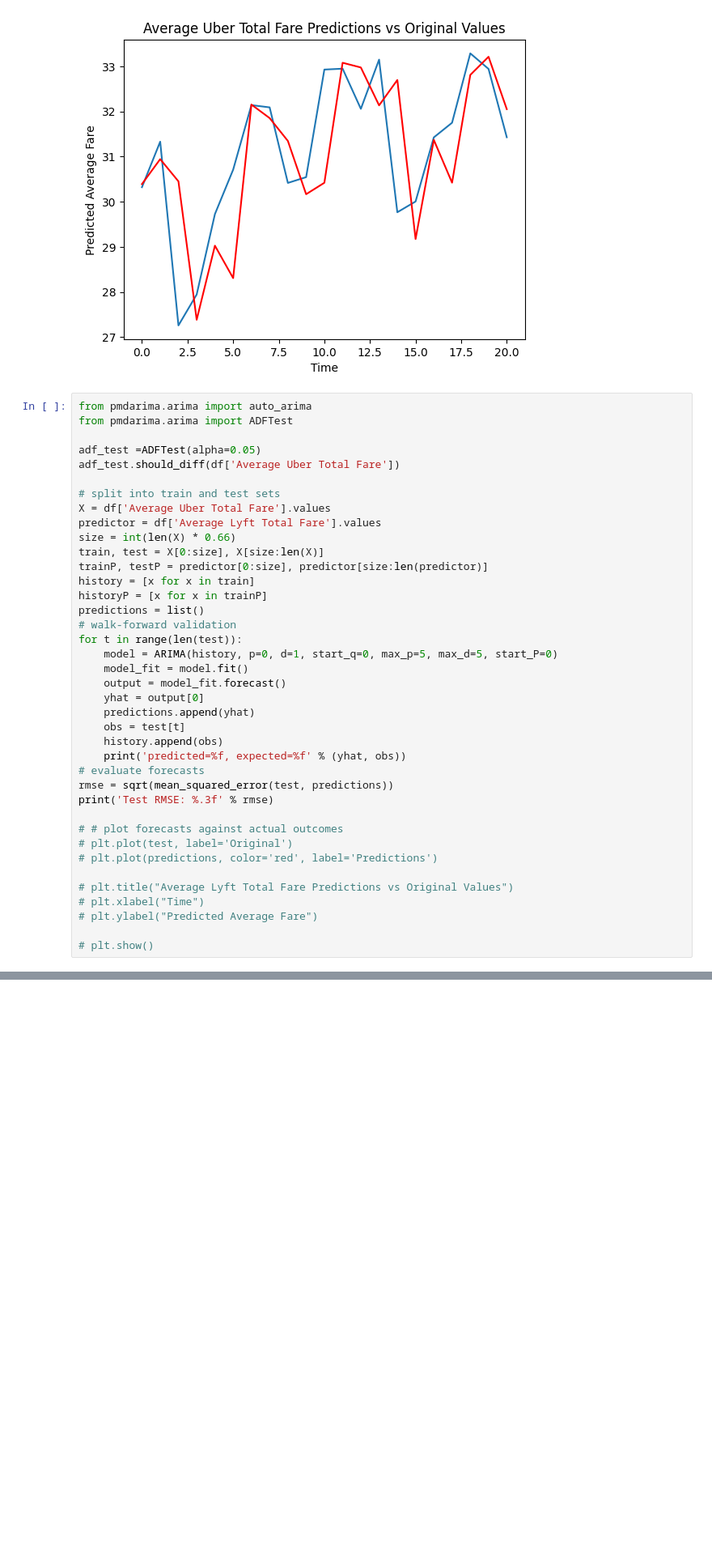
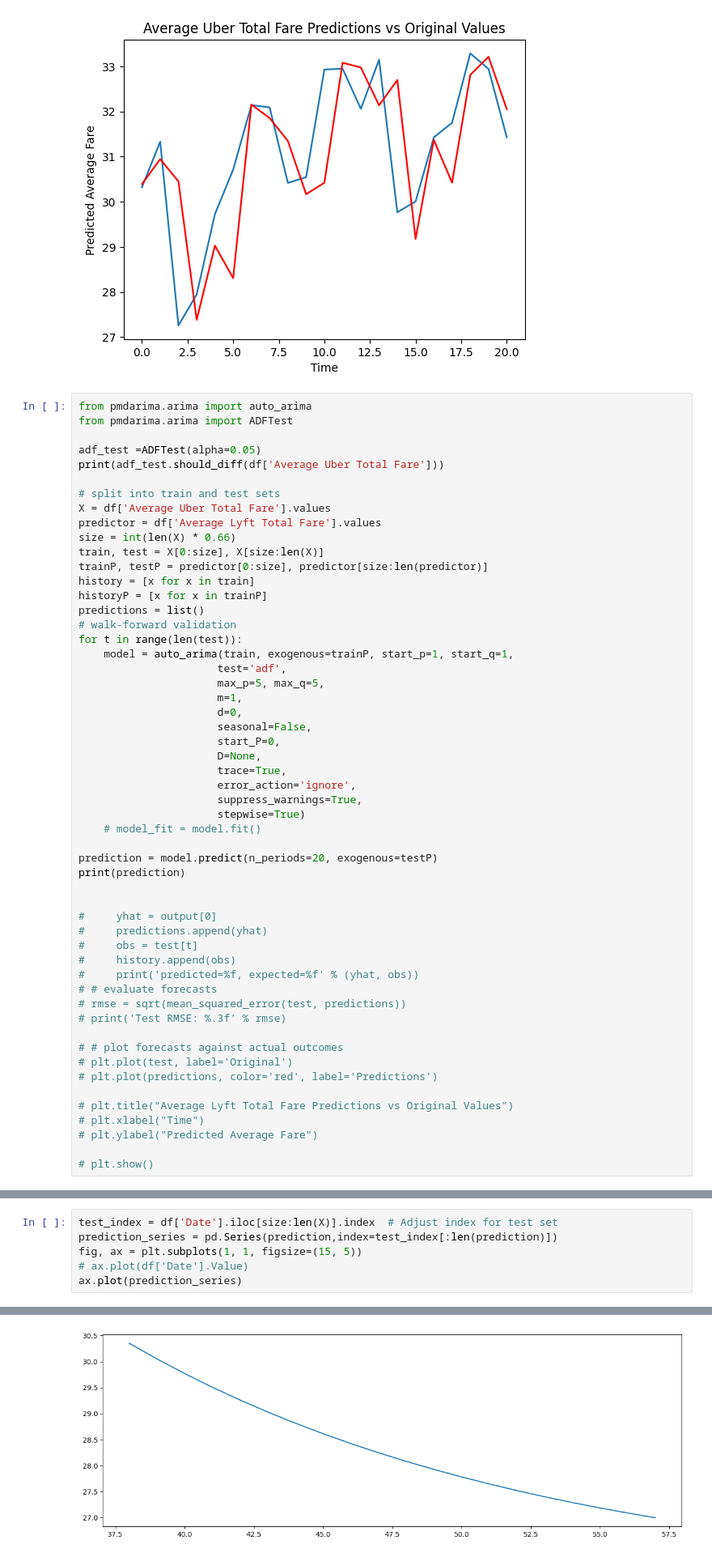
Before and after one commit to gckang/ds-nyc-ride-services-proj, a Jupyter notebook: scripts/data_analysis.ipynb, the cells around one changed output, grey strips where cells are left out. Shown at 81% size. Drawn from its saved outputs; the diff is of its cells as text; blank space fills up the shorter version.

Commit message:
add auto arima

```diff
--- a/scripts/data_analysis.ipynb
+++ b/scripts/data_analysis.ipynb
@@ -354,7 +354,7 @@ from pmdarima.arima import auto_arima
 from pmdarima.arima import ADFTest
 
 adf_test =ADFTest(alpha=0.05)
-adf_test.should_diff(df['Average Uber Total Fare'])
+print(adf_test.should_diff(df['Average Uber Total Fare']))
 
 # split into train and test sets
 X = df['Average Uber Total Fare'].values
@@ -367,17 +367,32 @@ historyP = [x for x in trainP]
 predictions = list()
 # walk-forward validation
 for t in range(len(test)):
-    model = ARIMA(history, p=0, d=1, start_q=0, max_p=5, max_d=5, start_P=0)
-    model_fit = model.fit()
-    output = model_fit.forecast()
-    yhat = output[0]
-    predictions.append(yhat)
-    obs = test[t]
-    history.append(obs)
-    print('predicted=%f, expected=%f' % (yhat, obs))
-# evaluate forecasts
-rmse = sqrt(mean_squared_error(test, predictions))
-print('Test RMSE: %.3f' % rmse)
+    model = auto_arima(train, exogenous=trainP, start_p=1, start_q=1,
+                      test='adf',
+                      max_p=5, max_q=5,
+                      m=1,
+                      d=0,
+                      seasonal=False,
+                      start_P=0,
+                      D=None,
+                      trace=True,
+                      error_action='ignore',
+                      suppress_warnings=True,
+                      stepwise=True)
+    # model_fit = model.fit()
+
+prediction = model.predict(n_periods=20, exogenous=testP)
+print(prediction)
+
+
+#     yhat = output[0]
+#     predictions.append(yhat)
+#     obs = test[t]
+#     history.append(obs)
+#     print('predicted=%f, expected=%f' % (yhat, obs))
+# # evaluate forecasts
+# rmse = sqrt(mean_squared_error(test, predictions))
+# print('Test RMSE: %.3f' % rmse)
 
 # # plot forecasts against actual outcomes
 # plt.plot(test, label='Original')
@@ -392,0 +424,7 @@ print('Test RMSE: %.3f' % rmse)
+# %%
+test_index = df['Date'].iloc[size:len(X)].index  # Adjust index for test set
+prediction_series = pd.Series(prediction,index=test_index[:len(prediction)])
+fig, ax = plt.subplots(1, 1, figsize=(15, 5))
+# ax.plot(df['Date'].Value)
+ax.plot(prediction_series)
+# %% [output]
@@ -392,0 +432 @@ print('Test RMSE: %.3f' % rmse)
+[figure, added]
```
Also changed, not shown: parts of 16 cells of this notebook.
